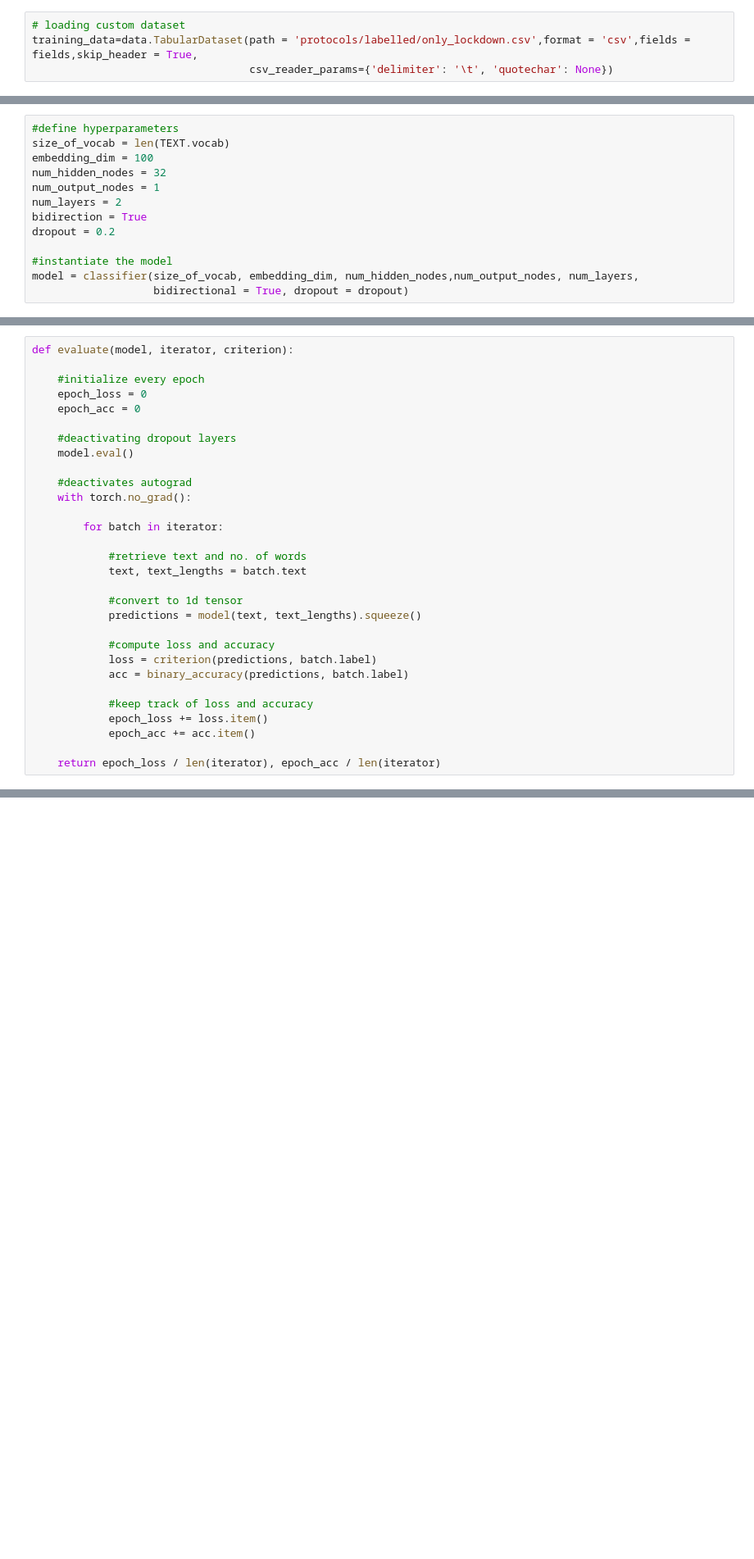
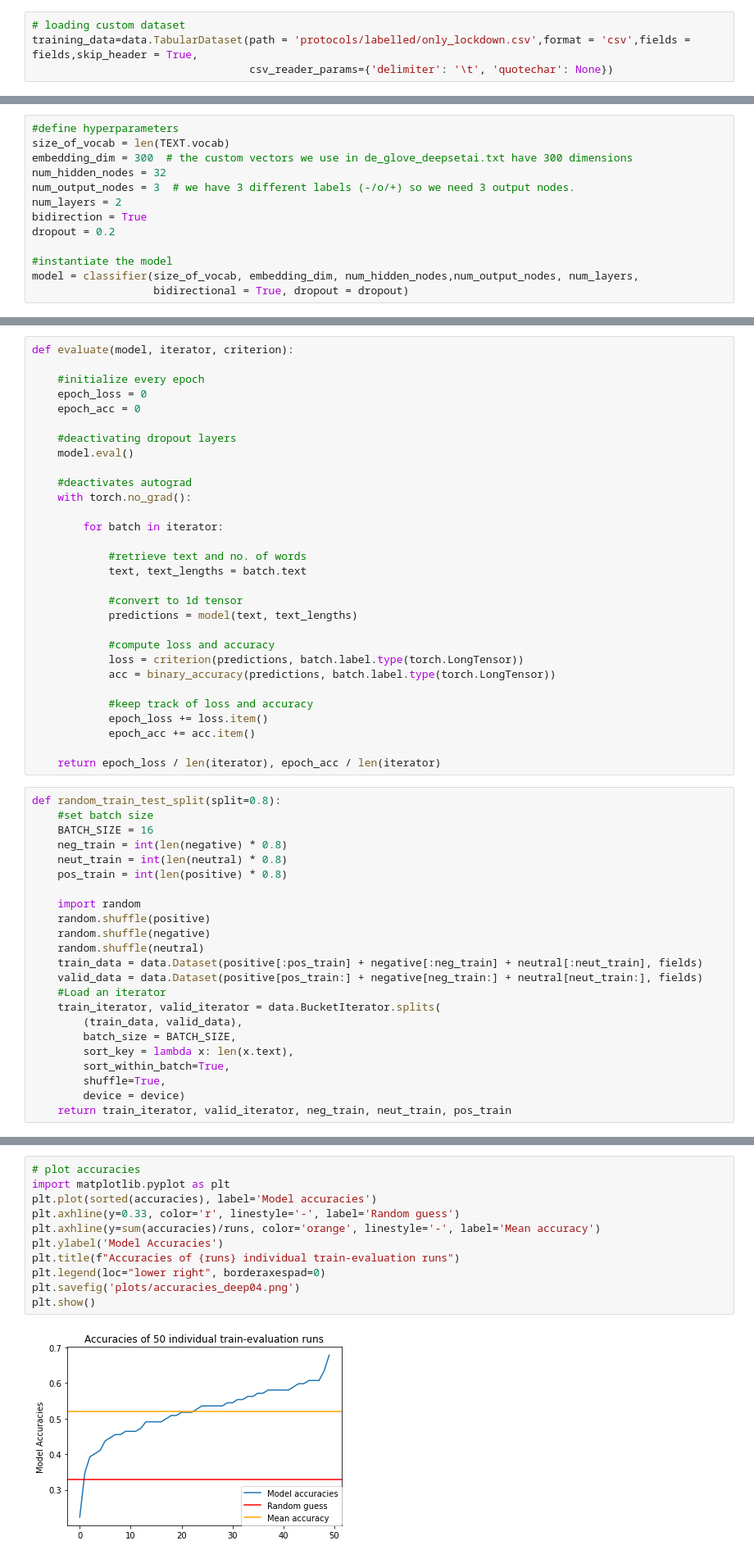
Before and after one commit to szaruba/political-nlp, a Jupyter notebook: deep_classifier_04.ipynb, the cells around one changed output, grey strips where cells are left out. Shown at 82% size. Cells and saved outputs as stored; diff of their text form; blank space fills up the shorter version.

Commit message:
Bert, one more deep classifier and statistics

```diff
--- a/deep_classifier_04.ipynb
+++ b/deep_classifier_04.ipynb
@@ -147,9 +121,9 @@ class classifier(nn.Module):
 # %%
 #define hyperparameters
 size_of_vocab = len(TEXT.vocab)
-embedding_dim = 100
+embedding_dim = 300  # the custom vectors we use in de_glove_deepsetai.txt have 300 dimensions
 num_hidden_nodes = 32
-num_output_nodes = 1
+num_output_nodes = 3  # we have 3 different labels (-/o/+) so we need 3 output nodes.
 num_layers = 2
 bidirection = True
 dropout = 0.2
@@ -257,15 +200,38 @@ def evaluate(model, iterator, criterion):
             text, text_lengths = batch.text
 
             #convert to 1d tensor
-            predictions = model(text, text_lengths).squeeze()
+            predictions = model(text, text_lengths)
 
             #compute loss and accuracy
-            loss = criterion(predictions, batch.label)
-            acc = binary_accuracy(predictions, batch.label)
+            loss = criterion(predictions, batch.label.type(torch.LongTensor))
+            acc = binary_accuracy(predictions, batch.label.type(torch.LongTensor))
 
             #keep track of loss and accuracy
             epoch_loss += loss.item()
             epoch_acc += acc.item()
 
     return epoch_loss / len(iterator), epoch_acc / len(iterator)
+# %%
+def random_train_test_split(split=0.8):
+    #set batch size
+    BATCH_SIZE = 16
+    neg_train = int(len(negative) * 0.8)
+    neut_train = int(len(neutral) * 0.8)
+    pos_train = int(len(positive) * 0.8)
+
+    import random
+    random.shuffle(positive)
+    random.shuffle(negative)
+    random.shuffle(neutral)
+    train_data = data.Dataset(positive[:pos_train] + negative[:neg_train] + neutral[:neut_train], fields)
+    valid_data = data.Dataset(positive[pos_train:] + negative[neg_train:] + neutral[neut_train:], fields)
+    #Load an iterator
+    train_iterator, valid_iterator = data.BucketIterator.splits(
+        (train_data, valid_data),
+        batch_size = BATCH_SIZE,
+        sort_key = lambda x: len(x.text),
+        sort_within_batch=True,
+        shuffle=True,
+        device = device)
+    return train_iterator, valid_iterator, neg_train, neut_train, pos_train
 # %%
@@ -309,0 +297,13 @@ torch.save(model.state_dict(), 'saved_weights/deep_classifier_03.pt')
+# %%
+# plot accuracies
+import matplotlib.pyplot as plt
+plt.plot(sorted(accuracies), label='Model accuracies')
+plt.axhline(y=0.33, color='r', linestyle='-', label='Random guess')
+plt.axhline(y=sum(accuracies)/runs, color='orange', linestyle='-', label='Mean accuracy')
+plt.ylabel('Model Accuracies')
+plt.title(f"Accuracies of {runs} individual train-evaluation runs")
+plt.legend(loc="lower right", borderaxespad=0)
+plt.savefig('plots/accuracies_deep04.png')
+plt.show()
+# %% [output]
+[figure, added]
```
Also changed, not shown: parts of 20 cells of this notebook, 5 other files.
